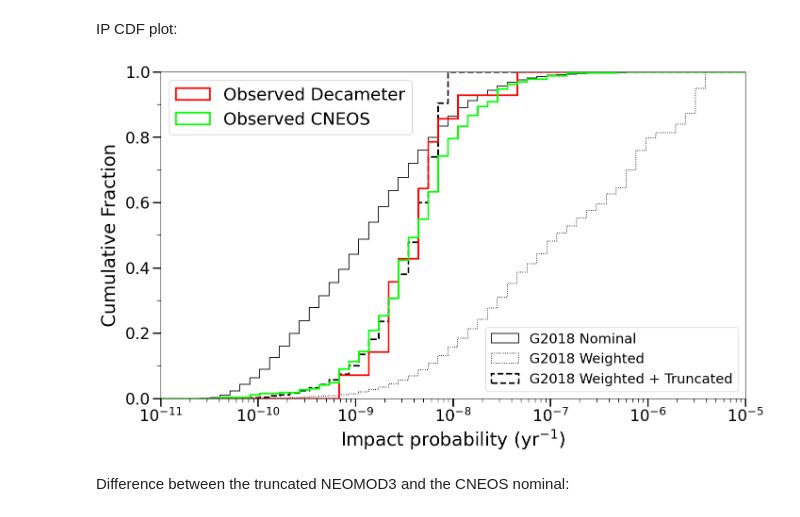
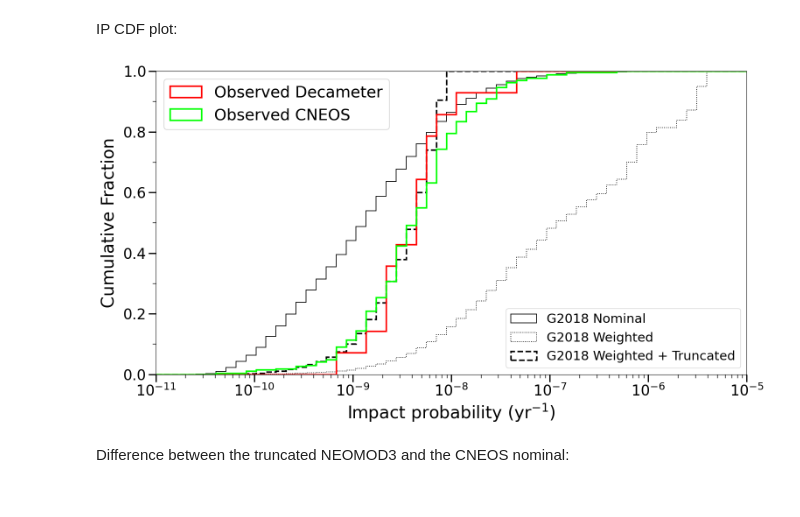
Before and after one commit to ia-chow/Thesis, a Jupyter notebook: dynamics/impact_probabilities.ipynb, the cells around one changed output. Drawn from its saved outputs; the diff is of its cells as text; code cells hidden in the pictures.

Commit message:
updated plots to have tight layout

```diff
--- a/dynamics/impact_probabilities.ipynb
+++ b/dynamics/impact_probabilities.ipynb
@@ -551,34 +551,35 @@ dm_patches[0].set_xy(dm_patches[0].get_xy()[:-1])
 # # # CNEOS
 _, _, cneos_patches = plt.hist(cneos_nom_pts, weights=None, bins=logbins, density=True, cumulative=True, histtype='step', color='lime', label = 'Observed CNEOS', linewidth=2.5)
 cneos_patches[0].set_xy(cneos_patches[0].get_xy()[:-1])
 
 # plt.hist(cneos_pts, weights=None, bins=logbins, density=True, cumulative=True, histtype='step', color='darkred', label = 'CNEOS clones')
 # # # EFN
 # plt.hist(efn_pts, weights=None, bins=logbins, density=True, cumulative=True, histtype='step', color = 'olive', label = 'EFN', linewidth=2.)
 # # # EMCCD
 # plt.hist(emccd_pts, weights=None, bins=logbins, density=True, cumulative=True, histtype='step', color = 'darkorange', label = 'EMCCD', linewidth=2.)
 # housekeeping
 plt.xscale('log')
 plt.xlim(1.e-11, 1.e-5)
 plt.ylim(0., 1.)
 plt.tick_params('both', length=12, width=2., which='major', labelsize=fsize-4)
 plt.tick_params('both', length=6, width=1., which='minor', labelsize=fsize-4)
 plt.gca().yaxis.set_minor_locator(MultipleLocator(0.1))
 plt.xlabel(r'Impact probability (yr$^{-1}$)', labelpad=5), plt.ylabel('Cumulative Fraction', labelpad=10)
 # plt.ylim(bottom=0.9, top=1.0)
 # plt.axvline(truncation_threshold, color='k')
 lgranvik = plt.legend(["G2018 Nominal", "G2018 Weighted", "G2018 Weighted + Truncated"], fontsize=fsize-7, loc = 4)
 lobs = plt.legend([dm_patches[0], cneos_patches[0]], ['Observed Decameter', 'Observed CNEOS'], fontsize=fsize-2, loc = 0)
 plt.gca().add_artist(lgranvik)
 plt.gca().add_artist(lobs)
+plt.tight_layout()
 # plt.savefig('dda_talk_plots/impact_probability_cdfs_paper.png')
 plt.savefig('lpsc_plots/impact_probability_cdfs_paper.png')
 
 # plt.savefig('dda_talk_plots/impact_probability_cdfs.png')
 # plt.savefig('dda_talk_plots/impact_probability_cdfs_plus_emccd.png')
 # plt.savefig('IP_cdfs_NEOMOD3_plus_DM_nominal.png')
 # %% [output]
-[figure, old version]
+[figure, new version]
 # %% [markdown]
 Difference between the truncated NEOMOD3 and the CNEOS nominal:
 # %%
```
Also changed, not shown: 2 other files.
